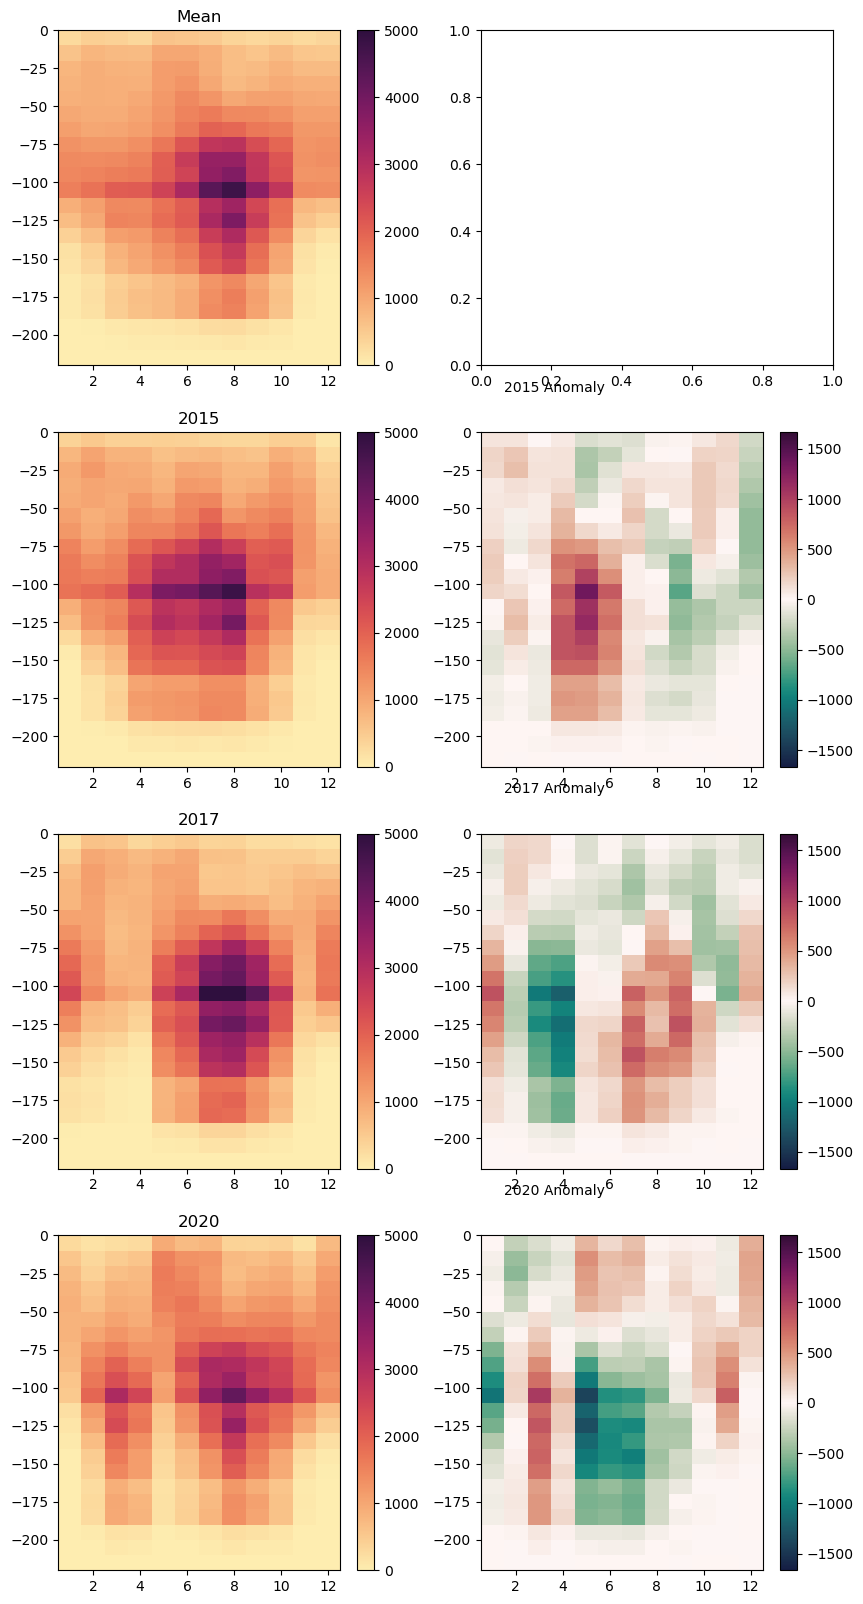
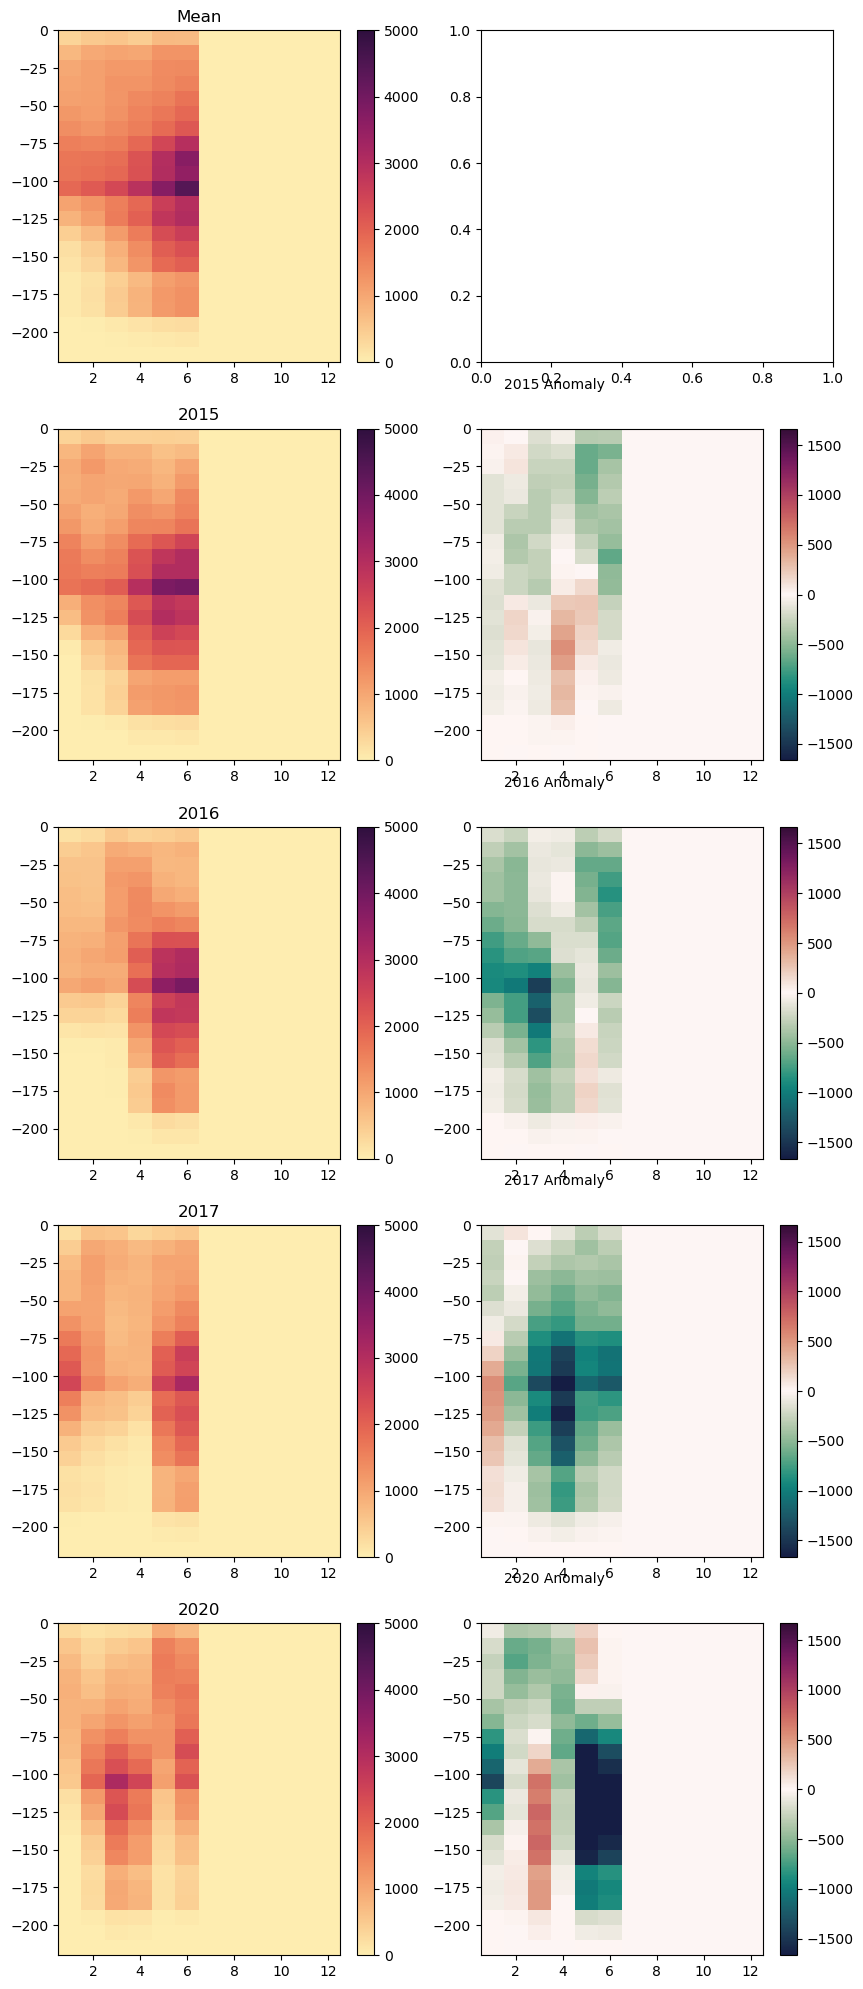
Code edit (unified diff) that turned the first committed figure into the second:
--- before
+++ after
@@ -1,3 +1,3 @@
-fig, axs = plt.subplots(4, 2, figsize=(10, 20))
+fig, axs = plt.subplots(5, 2, figsize=(10, 25))
 #month_bins = np.arange(0.5, 6, 1)
 vmax = 5000
@@ -26,5 +26,5 @@
 axs[1, 1].text(1.5, 26.5, '2015 Anomaly');
 
-year = 17
+year = 16
 ir = 2
 c, xedge, yedge, im = axs[ir, 0].hist2d((months[years[:-iw]==year]), 
@@ -43,11 +43,12 @@
 axs[ir, 1].text(1.5, 26.5, f'20{year} Anomaly');
 
-year = 20
-c, xedge, yedge, im = axs[3,0].hist2d((months[years[:-iw]==year]), 
+year = 17
+ir = 3
+c, xedge, yedge, im = axs[ir, 0].hist2d((months[years[:-iw]==year]), 
                                 (depths[years[:-iw]==year]),
                                 weights=(transports[years[:-iw]==year])/24/30.5,
                                 bins=[month_bins, depth_bins], cmap=cm.matter, vmax=vmax)
-fig.colorbar(im, ax=axs[3, 0]);
-axs[3, 0].set_title('2020')
+fig.colorbar(im, ax=axs[ir, 0]);
+axs[ir, 0].set_title(f'20{year}')
 
 c, xedge, yedge = np.histogram2d((months[years[:-iw]==year]), 
@@ -55,5 +56,22 @@
                                 weights=(transports[years[:-iw]==year])/24/30.5,
                                 bins=[month_bins, depth_bins])
-im2 = axs[3, 1].pcolormesh(xedge, yedge, (c-cin_mean).transpose(), cmap=cm.curl, vmax=vmax/av, vmin=-vmax/av)
-fig.colorbar(im2, ax=axs[3, 1]);
-axs[3, 1].text(1.5, 26.5, '2020 Anomaly');
+im2 = axs[ir, 1].pcolormesh(xedge, yedge, (c-cin_mean).transpose(), cmap=cm.curl, vmax=vmax/av, vmin=-vmax/av)
+fig.colorbar(im2, ax=axs[ir, 1]);
+axs[ir, 1].text(1.5, 26.5, f'20{year} Anomaly');
+
+year = 20
+ir = 4
+c, xedge, yedge, im = axs[ir, 0].hist2d((months[years[:-iw]==year]), 
+                                (depths[years[:-iw]==year]),
+                                weights=(transports[years[:-iw]==year])/24/30.5,
+                                bins=[month_bins, depth_bins], cmap=cm.matter, vmax=vmax)
+fig.colorbar(im, ax=axs[ir, 0]);
+axs[ir, 0].set_title('2020')
+
+c, xedge, yedge = np.histogram2d((months[years[:-iw]==year]), 
+                                (depths[years[:-iw]==year]),
+                                weights=(transports[years[:-iw]==year])/24/30.5,
+                                bins=[month_bins, depth_bins])
+im2 = axs[ir, 1].pcolormesh(xedge, yedge, (c-cin_mean).transpose(), cmap=cm.curl, vmax=vmax/av, vmin=-vmax/av)
+fig.colorbar(im2, ax=axs[ir, 1]);
+axs[ir, 1].text(1.5, 26.5, '2020 Anomaly');

Commit: Update with salinity limit for flux comparision